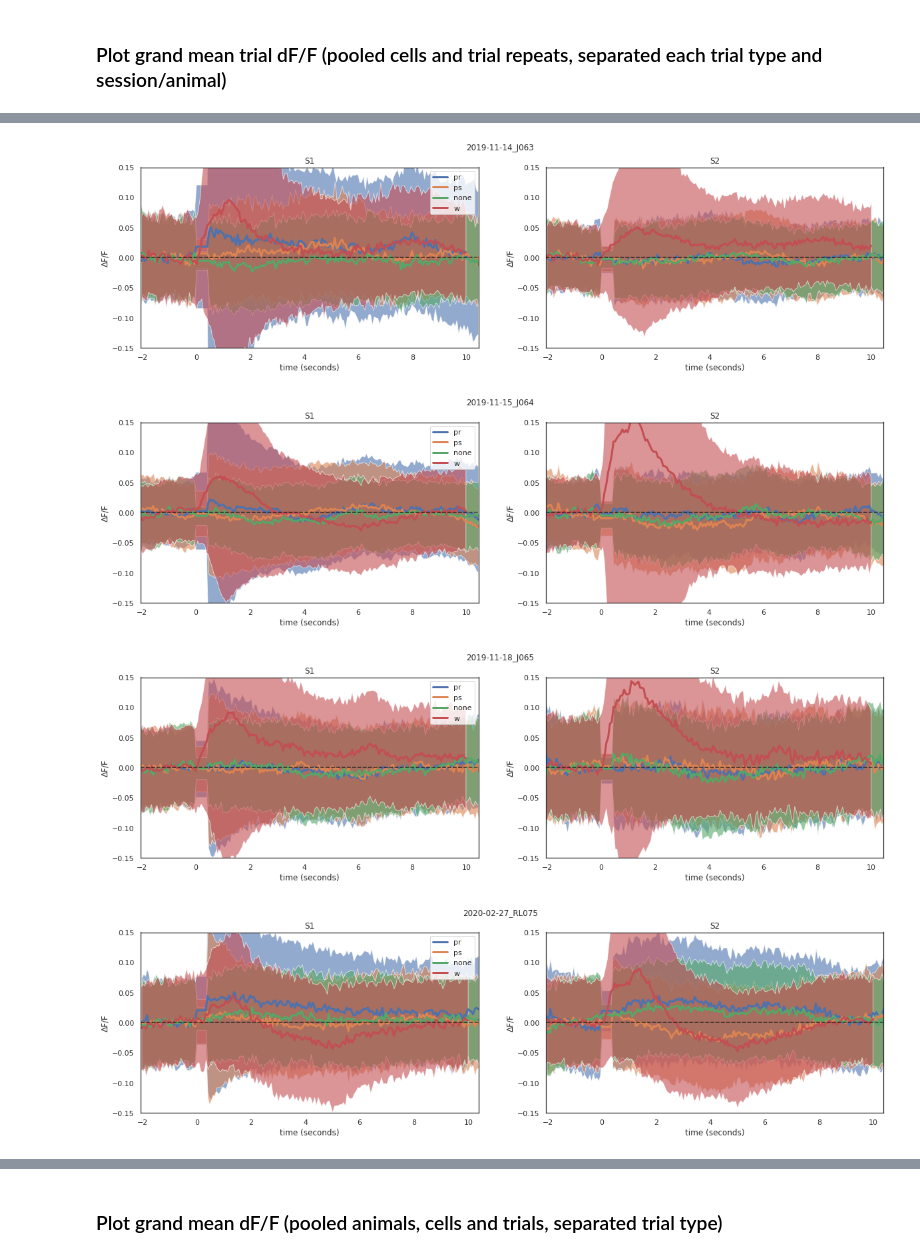
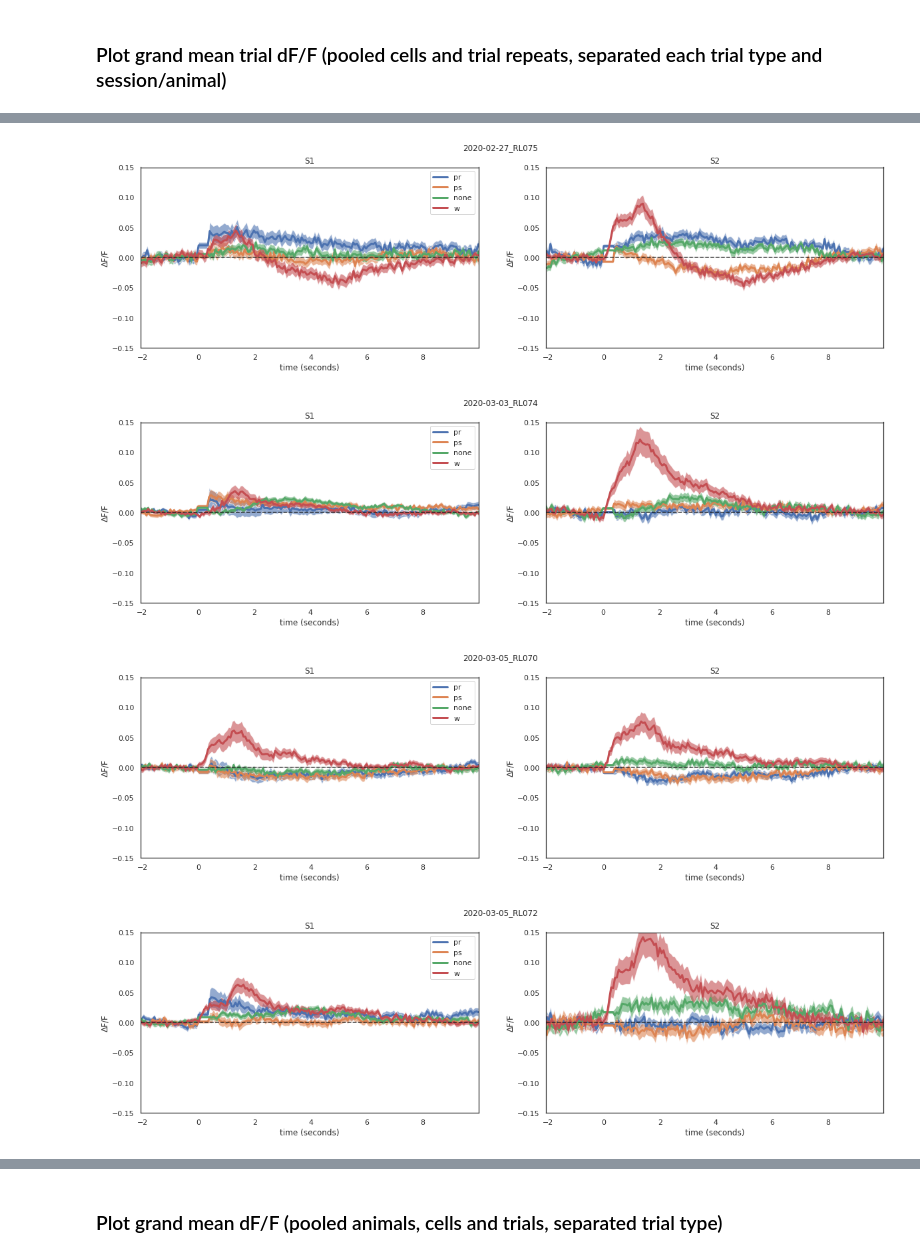
Before and after one commit to Packer-Lab/Vape, a Jupyter notebook: jupyter/rob/playground.ipynb, the cells around one changed output, grey strips where cells are left out. Saved outputs shown, nothing was run; the diff lists cells and outputs as text; code cells hidden in the pictures.

```diff
--- a/jupyter/rob/playground.ipynb
+++ b/jupyter/rob/playground.ipynb
@@ -28,7 +25,7 @@ S2 borders path: /home/rlees/mnt/qnap/Analysis/S2_borders
 pkl_files = os.listdir(pkl_folder)
 
 for i,pkl in enumerate(pkl_files):
-    if '.pkl' in pkl:
+    if 'J061.pkl' in pkl:
 
         pkl_path = os.path.join(pkl_folder, pkl)
 
@@ -78,7 +75,7 @@ with open(pkl_path, 'rb') as f:
 
 print('Loaded pickled object.')
 
-sub_obj = exp_obj.photostim_r
+sub_obj = exp_obj.photostim_s
 # %% [output]
 Loaded pickled object.
 # %% [markdown]
@@ -113,18 +187,16 @@ n_targeted_cells
 # %% [markdown]
 ### Grand mean trial dF/F function
 # %%
-def plotExpAvgDff(sub_obj, threshold, cell_ids=False):
-
-    if not cell_ids:
-        cell_ids = range(sub_obj.all_trials[0].shape[0])
+def plotExpAvgDff(sub_obj, threshold, cell_ids):
 
     # all trials for all cells of interest
     cell_trials = np.array(sub_obj.all_trials[0][cell_ids][:][:])
+
     # mean across all trials for each cell
-    cell_trial_means = np.mean(cell_trials, axis=2)
+    cell_trial_means = np.nanmean(cell_trials, axis=2)
 
     # collapse trial mean for each cell in to one number, the overall mean dff
-    cell_mean = np.mean(cell_trial_means, axis=1)
+    cell_mean = np.nanmean(cell_trial_means, axis=1)
 
     # find mean dff greater than threshold and filter out
     extreme_means = np.where(abs(cell_mean) > threshold)
@@ -133,8 +205,8 @@ def plotExpAvgDff(sub_obj, threshold, cell_ids=False):
     cell_trial_means = np.delete(cell_trial_means, extreme_means, axis=0)
 
     # make mean and std of traces
-    grand_trial_mean = np.mean(cell_trial_means, axis=0)
-    grand_trial_std = np.std(cell_trial_means, axis=0)
+    grand_trial_mean = np.nanmean(cell_trial_means, axis=0)
+    grand_trial_std = np.nanstd(cell_trial_means, axis=0)
     grand_trial_ci = 1.960 * (grand_trial_std/np.sqrt(len(cell_ids)))
     grand_trial_sem = grand_trial_std/np.sqrt(len(cell_ids))
 
@@ -145,7 +217,7 @@ def plotExpAvgDff(sub_obj, threshold, cell_ids=False):
 
     # make x axis in continous time units instead of frames
     fps = sub_obj.fps
-    x = np.array(range( -sub_obj.pre_frames , sub_obj.duration_frames + sub_obj.post_frames ))/fps
+    x = np.array(range( -sub_obj.pre_frames, sub_obj.post_frames ))/fps
 
     # find minimum and maximum x values (for plotting)
     x_max = np.max(x)
@@ -153,7 +225,7 @@ def plotExpAvgDff(sub_obj, threshold, cell_ids=False):
 
     #construct plot
     plt.plot(x, grand_trial_mean, lw=3, zorder=2);
-    plt.fill_between(x, grand_trial_mean + grand_trial_sem, grand_trial_mean - grand_trial_sem, alpha=0.6, zorder=1);
+    plt.fill_between(x, grand_trial_mean + grand_trial_ci, grand_trial_mean - grand_trial_ci, alpha=0.6, zorder=1);
     plt.hlines(0, x_min, x_max, linestyles='dashed', zorder=4, alpha=0.3);
     plt.ylim([-0.15, 0.15]);
     plt.autoscale(enable=True, axis='x', tight=True)
@@ -193,19 +312,30 @@ for i,pkl in enumerate(pkl_files):
         for i, ax_id in enumerate([1,0]):
 
             in_s1 = np.array(exp_obj.photostim_r.cell_s1[0])
-            cell_ids = np.where(in_s1 == i)
+            cell_ids = np.where(in_s1 == i)[0]
 
             plt.sca(ax[ax_id])
             plt.title('S' + str(ax_id+1))
 
             for sub_obj in pkl_list:
 
-                labels.append(sub_obj.stim_type)
-                cell_trials = plotExpAvgDff(sub_obj, threshold, cell_ids=cell_ids)
-                grand_average.append(cell_trials)
+                # for filtering sta significant cells with pos/neg amps
+#                 cell_loc = np.where(in_s1 == i)
+#                 sig_cells = np.where(sub_obj.sta_sig[0])
+#                 amps = np.where(sub_obj.sta_amplitudes[0] < 0)
+#                 cell_ids = np.intersect1d(cell_loc[0], sig_cells)
+#                 cell_ids = np.intersect1d(cell_ids, amps)
+
+                if cell_ids.shape[0] > 0:
+#                     masked_trials = maskTrials(sub_obj, filt='pos')
+#                     cell_trials = plotExpAvgDffMasked(sub_obj, threshold, cell_ids, masked_trials)
+
+                    labels.append(sub_obj.stim_type)
+                    cell_trials = plotExpAvgDff(sub_obj, threshold, cell_ids)
+                    grand_average.append(cell_trials)
 
         fig.suptitle(sub_obj.sheet_name)
-        plt.legend(labels[:4], loc='upper right')
+        plt.legend(labels[:len(pkl_list)], loc='upper right')
 #         plt.savefig(os.path.join(fig_save_path, 'trial_avg_dff_traces_detrended', exp_obj.sheet_name + '_grand_trial_avg_s1s2_detrend.png'))
 #         plt.savefig(os.path.join(fig_save_path, 'trial_avg_dff_traces_detrended', exp_obj.sheet_name + '_grand_trial_avg_s1s2_detrend.svg'))
 # %% [output]
@@ -227,4 +354,4 @@ for i,pkl in enumerate(pkl_files):
-[figure, old version]
+[figure, new version]
-[figure, old version]
+[figure, new version]
-[figure, old version]
+[figure, new version]
-[figure, old version]
+[figure, new version]
```
Also changed, not shown: parts of 10 cells of this notebook, 7 other files.
